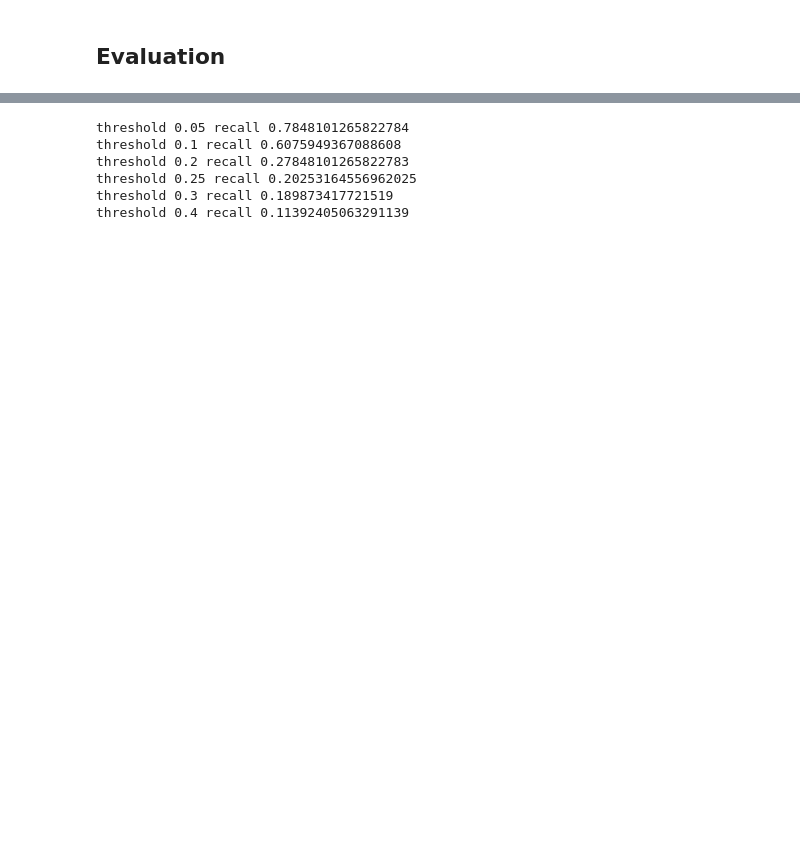
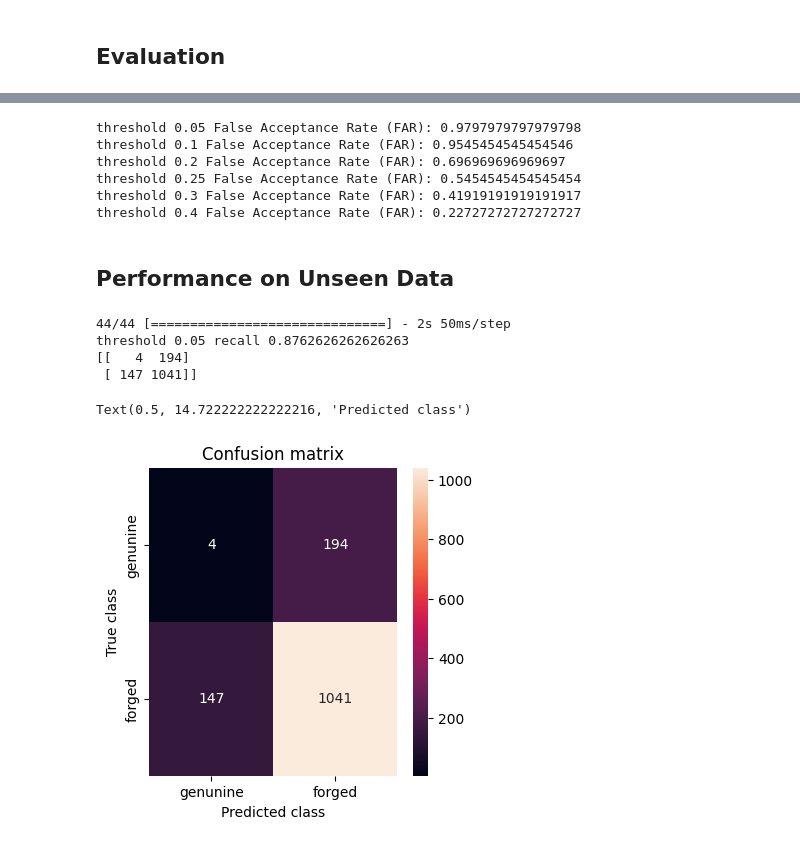
Before and after one commit to NoshinXD/grad_ML_project, a Jupyter notebook: bonus/notebooks/ae_forged_sign_detection.ipynb, the cells around one changed output, grey strips where cells are left out. Saved outputs shown, nothing was run; the diff lists cells and outputs as text; code cells hidden in the pictures; blank space fills up the shorter version.

```diff
--- a/bonus/notebooks/ae_forged_sign_detection.ipynb
+++ b/bonus/notebooks/ae_forged_sign_detection.ipynb
@@ -397,5 +463,6 @@ plt.show()
 # %%
 threshold_list = [0.05, 0.1, 0.2, 0.25, 0.3, 0.4]
+# threshold_list = [0.001, 0.005, 0.0075, 0.01]
 
 for th in threshold_list:
     threshold = th
@@ -404,7 +471,12 @@ for th in threshold_list:
 
     recall = recall_score(error_df.true_class, y_pred)
 
-    print('threshold', threshold, 'recall', recall)
+    # print('threshold', threshold, 'recall', recall)
+
+    TN, FP, FN, TP = conf_matrix.ravel()
+    FAR = FP / (FP + TN)
+
+    print('threshold', threshold, "False Acceptance Rate (FAR):", FAR)
     # print(conf_matrix)
     # plt.figure(figsize=(12, 12))
     # sns.heatmap(conf_matrix, xticklabels=LABELS, yticklabels=LABELS, annot=True, fmt="d")
@@ -413,9 +485,55 @@ for th in threshold_list:
     # plt.xlabel('Predicted class')
     # plt.show()
 # %% [output]
-threshold 0.05 recall 0.7848101265822784
-threshold 0.1 recall 0.6075949367088608
-threshold 0.2 recall 0.27848101265822783
-threshold 0.25 recall 0.20253164556962025
-threshold 0.3 recall 0.189873417721519
-threshold 0.4 recall 0.11392405063291139
+threshold 0.05 False Acceptance Rate (FAR): 0.9797979797979798
+threshold 0.1 False Acceptance Rate (FAR): 0.9545454545454546
+threshold 0.2 False Acceptance Rate (FAR): 0.696969696969697
+threshold 0.25 False Acceptance Rate (FAR): 0.5454545454545454
+threshold 0.3 False Acceptance Rate (FAR): 0.41919191919191917
+threshold 0.4 False Acceptance Rate (FAR): 0.22727272727272727
+# %% [markdown]
+## Performance on Unseen Data
+# %%
+predictions = autoencoder.predict(reserved_X_test)
+mse = np.mean(np.power(reserved_X_test - predictions, 2), axis=(1, 2, 3))
+
+# print(np.min(mse), np.max(mse))
+
+mse_min = np.min(mse)
+mse_max = np.max(mse)
+
+mse_scaled = (mse - mse_min) / (mse_max - mse_min)
+mse = mse_scaled
+
+# print(X_valid.shape)
+# print(predictions.shape)
+# print(y_valid.shape)
+# print(mse.max(), mse.min())
+
+error_df = pd.DataFrame({'reconstruction_error': mse, 'true_class': reserved_y_test})
+
+threshold = 0.05
+y_pred = [1 if e > threshold else 0 for e in error_df.reconstruction_error.values]
+conf_matrix = confusion_matrix(error_df.true_class, y_pred)
+
+recall = recall_score(error_df.true_class, y_pred)
+print('threshold', threshold, 'recall', recall)
+
+TN, FP, FN, TP = conf_matrix.ravel()
+FAR = FP / (FP + TN)
+
+# print("False Acceptance Rate (FAR):", FAR)
+print(conf_matrix)
+plt.figure(figsize=(4, 4))
+sns.heatmap(conf_matrix, xticklabels=LABELS, yticklabels=LABELS, annot=True, fmt="d")
+plt.title("Confusion matrix")
+plt.ylabel('True class')
+plt.xlabel('Predicted class')
+# plt.show()
+# %% [output]
+44/44 [==============================] - 2s 50ms/step
+threshold 0.05 recall 0.8762626262626263
+[[   4  194]
+ [ 147 1041]]
+Text(0.5, 14.722222222222216, 'Predicted class')
+[figure, added]
```
Also changed, not shown: parts of 10 cells of this notebook, 48 other files.
